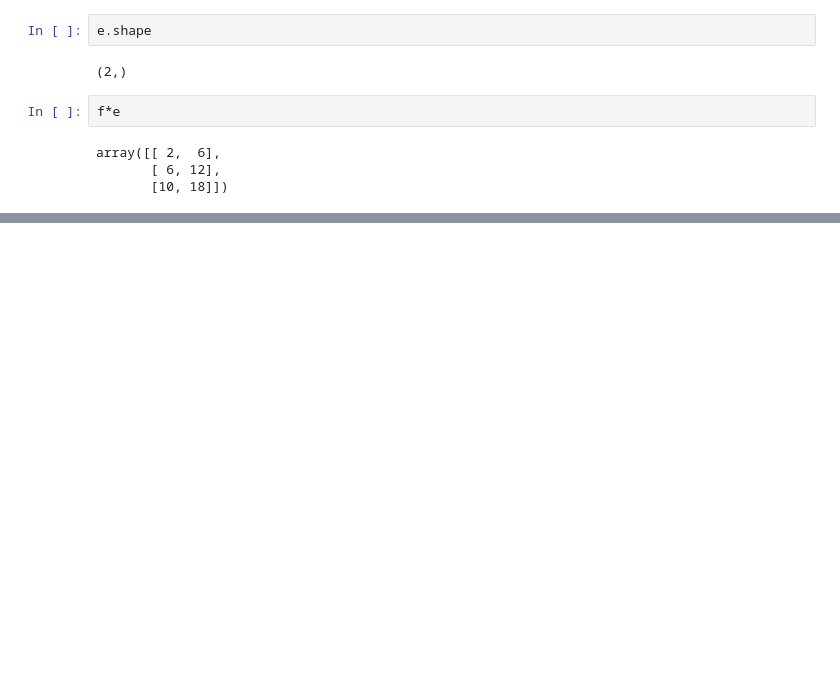
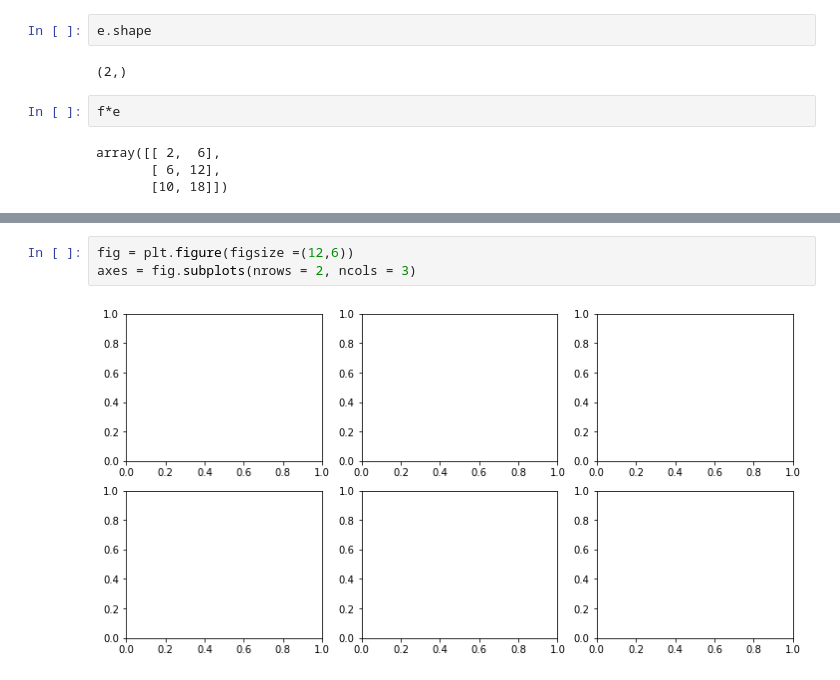
Before and after one commit to YuweiZJ/rces-lecture, a Jupyter notebook: Untitled.ipynb, the cells around one changed output, grey strips where cells are left out. Drawn from its saved outputs; the diff is of its cells as text; blank space fills up the shorter version.

```diff
--- a/Untitled.ipynb
+++ b/Untitled.ipynb
@@ -959,0 +1000,5 @@ array([[ 2,  6],
+# %%
+fig = plt.figure(figsize =(12,6))
+axes = fig.subplots(nrows = 2, ncols = 3)
+# %% [output]
+[figure, added]
```
Also changed, not shown: parts of 34 cells of this notebook.
